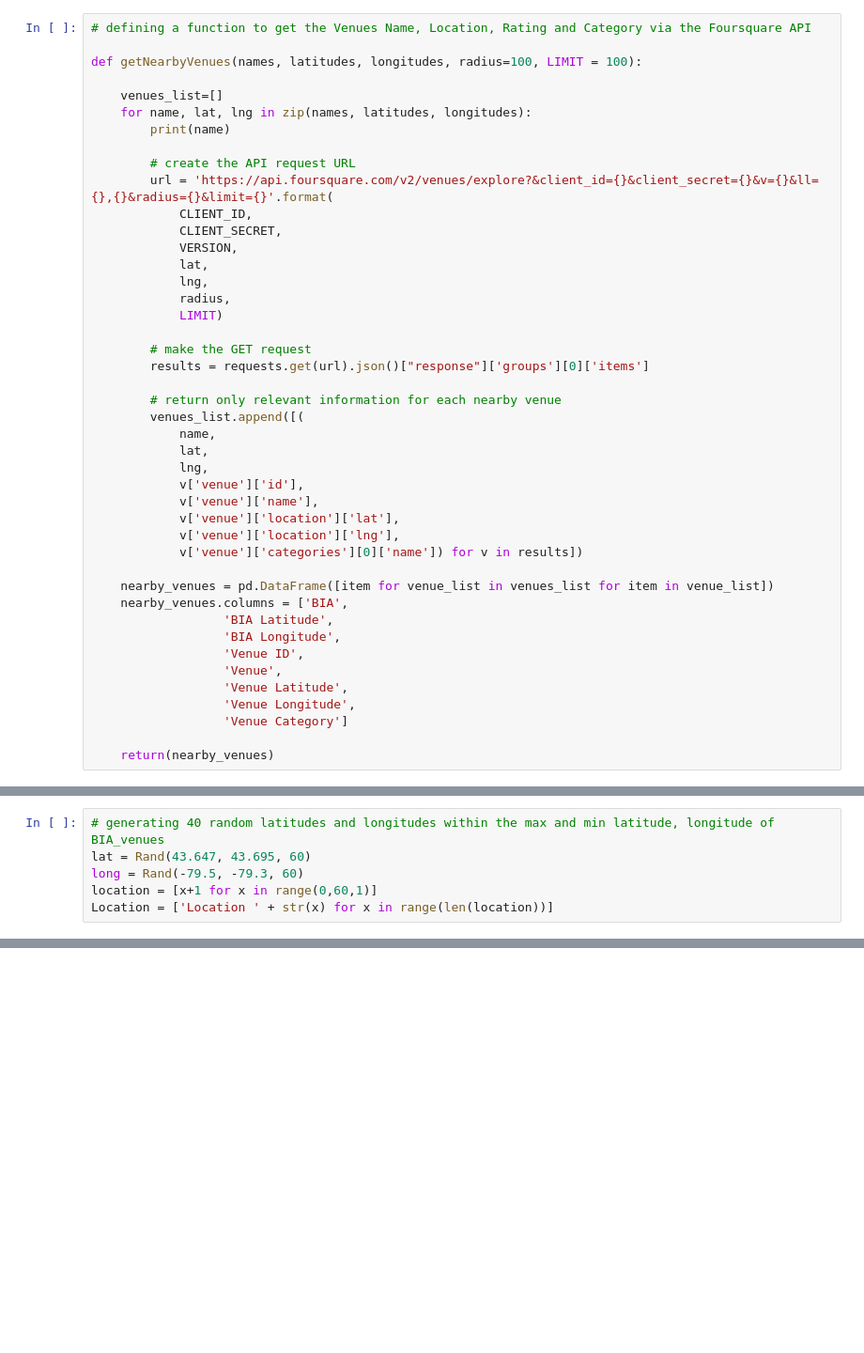
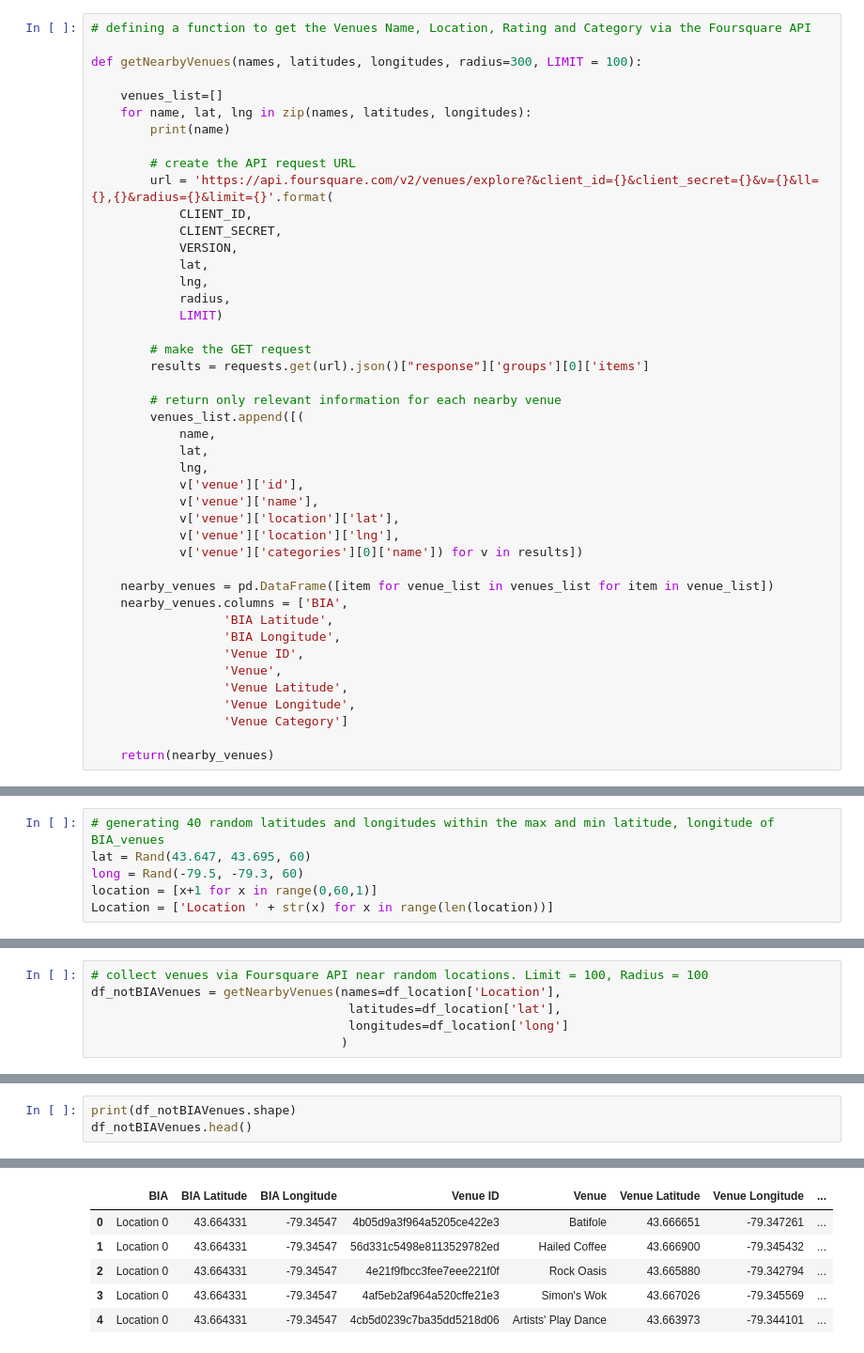
Before and after one commit to JPLue/Coursera_Capstone, a Jupyter notebook: Coursera Capstone Notebook.ipynb, the cells around one changed output, grey strips where cells are left out. Shown at 94% size. Saved outputs shown, nothing was run; the diff lists cells and outputs as text; blank space fills up the shorter version.

Commit message:
get random venues

```diff
--- a/Coursera Capstone Notebook.ipynb
+++ b/Coursera Capstone Notebook.ipynb
@@ -181,7 +181,7 @@ Via a API request the data for the venues in the BIAs Areas are collected and st
 # %%
 # defining a function to get the Venues Name, Location, Rating and Category via the Foursquare API
 
-def getNearbyVenues(names, latitudes, longitudes, radius=100, LIMIT = 100):
+def getNearbyVenues(names, latitudes, longitudes, radius=300, LIMIT = 100):
 
     venues_list=[]
     for name, lat, lng in zip(names, latitudes, longitudes):
@@ -372,0 +362,6 @@ df_location.head()
+# %%
+# collect venues via Foursquare API near random locations. Limit = 100, Radius = 100
+df_notBIAVenues = getNearbyVenues(names=df_location['Location'],
+                                   latitudes=df_location['lat'],
+                                   longitudes=df_location['long']
+                                  )
@@ -372,0 +386,4 @@ df_location.head()
+# %%
+print(df_notBIAVenues.shape)
+df_notBIAVenues.head()
+# %% [output]
@@ -372,0 +391,6 @@ df_location.head()
+|  | BIA | BIA Latitude | BIA Longitude | Venue ID | Venue | Venue Latitude | Venue Longitude | ... |
+| 0 | Location 0 | 43.664331 | -79.34547 | 4b05d9a3f964a5205ce422e3 | Batifole | 43.666651 | -79.347261 | ... |
+| 1 | Location 0 | 43.664331 | -79.34547 | 56d331c5498e8113529782ed | Hailed Coffee | 43.666900 | -79.345432 | ... |
+| 2 | Location 0 | 43.664331 | -79.34547 | 4e21f9fbcc3fee7eee221f0f | Rock Oasis | 43.665880 | -79.342794 | ... |
+| 3 | Location 0 | 43.664331 | -79.34547 | 4af5eb2af964a520cffe21e3 | Simon's Wok | 43.667026 | -79.345569 | ... |
+| 4 | Location 0 | 43.664331 | -79.34547 | 4cb5d0239c7ba35dd5218d06 | Artists' Play Dance | 43.663973 | -79.344101 | ... |
```
Also changed, not shown: parts of 19 cells of this notebook.
